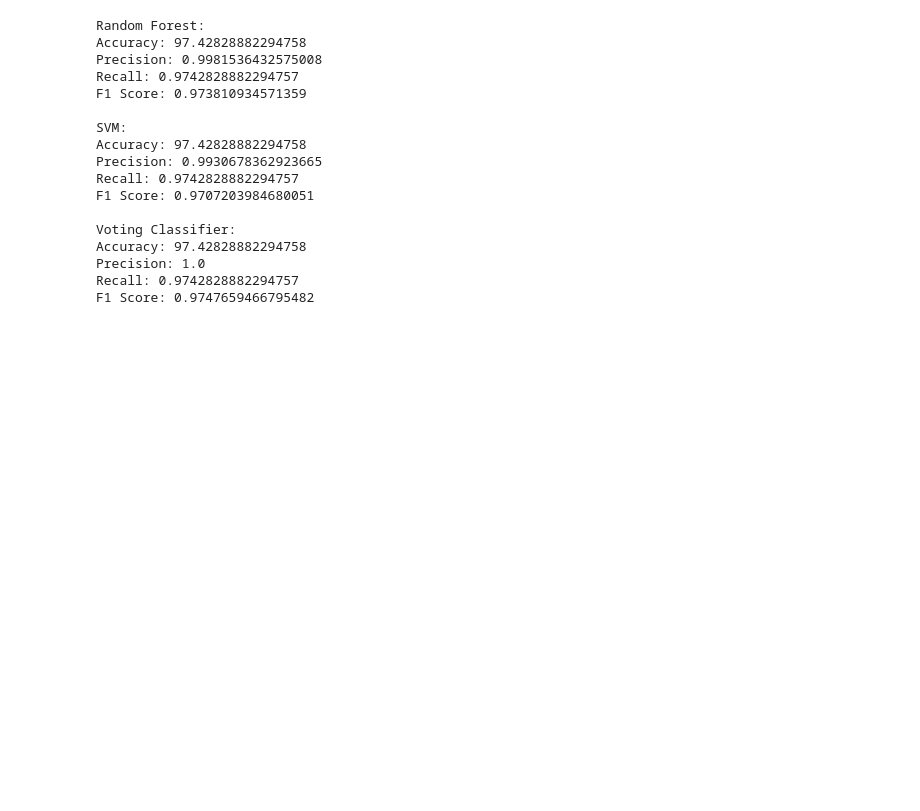
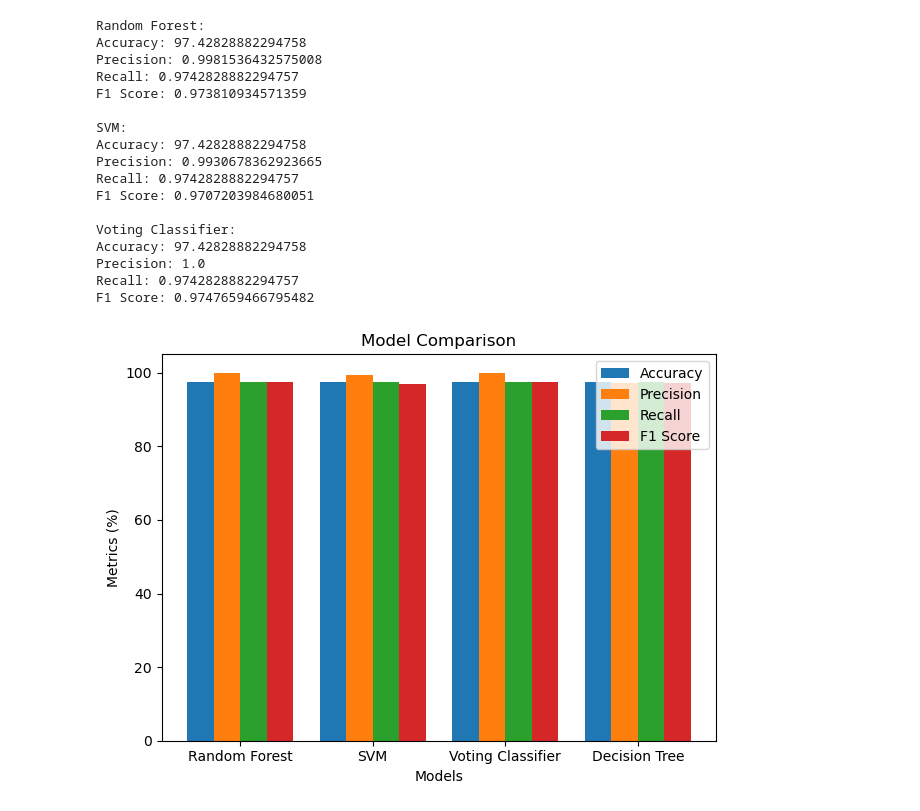
Before and after one commit to RifatXia/CSE499-Project, a Jupyter notebook: dataset/Project_Notebook.ipynb, the cells around one changed output. Saved outputs shown, nothing was run; the diff lists cells and outputs as text; code cells hidden in the pictures; blank space fills up the shorter version.

Commit message:
comparison charts generated

```diff
--- a/dataset/Project_Notebook.ipynb
+++ b/dataset/Project_Notebook.ipynb
@@ -469,3 +460,37 @@ Accuracy: 97.42828882294758
 Precision: 1.0
 Recall: 0.9742828882294757
 F1 Score: 0.9747659466795482
+# %%
+import matplotlib.pyplot as plt
+
+# Define the models and their performance metrics
+models = ['Random Forest', 'SVM', 'Voting Classifier', 'Decision Tree']
+accuracy = [97.43, 97.43, 97.43, 97.43]
+precision = [99.81, 99.31, 100.0, 97.11]
+recall = [97.43, 97.43, 97.43, 97.43]
+f1_score = [97.38, 97.07, 97.48, 97.25]
+
+# Set the width of the bars
+bar_width = 0.2
+
+# Set the position of the bars on the x-axis
+index = range(len(models))
+
+# Create a bar chart
+plt.bar(index, accuracy, bar_width, label='Accuracy')
+plt.bar([i + bar_width for i in index], precision, bar_width, label='Precision')
+plt.bar([i + 2 * bar_width for i in index], recall, bar_width, label='Recall')
+plt.bar([i + 3 * bar_width for i in index], f1_score, bar_width, label='F1 Score')
+
+# Customize the plot (labels, title, etc.)
+plt.xlabel('Models')
+plt.ylabel('Metrics (%)')
+plt.title('Model Comparison')
+plt.xticks([i + 1.5 * bar_width for i in index], models)
+plt.legend()
+
+# Show the plot
+plt.tight_layout()
+plt.show()
+# %% [output]
+[figure, added]
```
Also changed, not shown: parts of 2 cells of this notebook.
